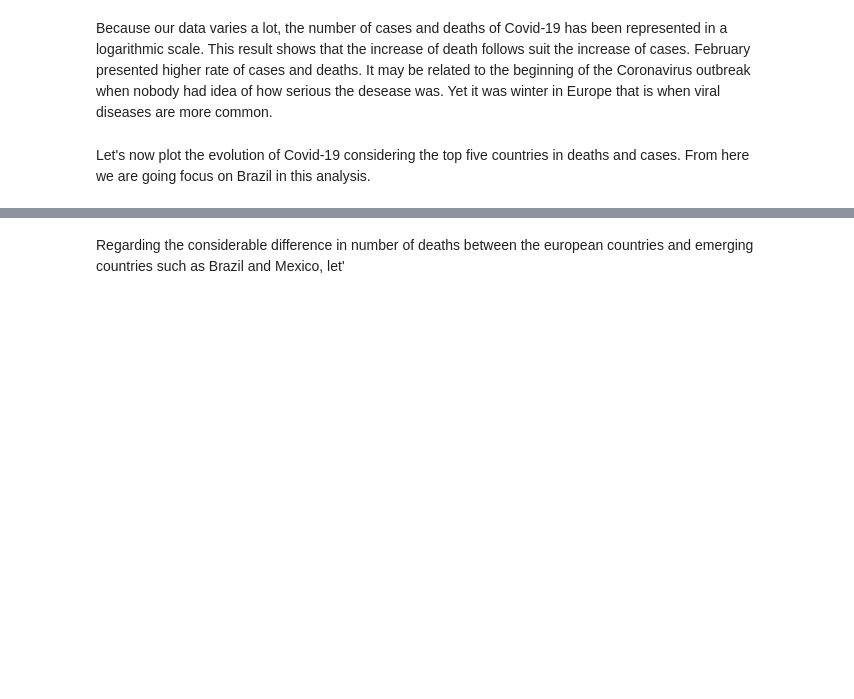
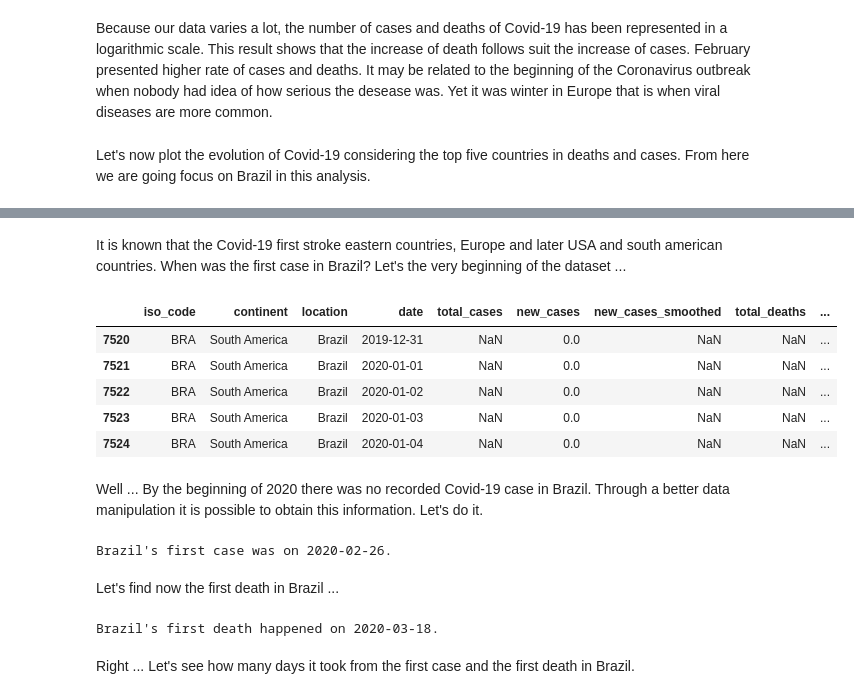
Before and after one commit to JoaoSiqueiraDS/DS_Days, a Jupyter notebook: COVID.ipynb, the cells around one changed output, grey strips where cells are left out. Saved outputs shown, nothing was run; the diff lists cells and outputs as text; code cells hidden in the pictures; blank space fills up the shorter version.

```diff
--- a/COVID.ipynb
+++ b/COVID.ipynb
@@ -294,2 +308,35 @@ plt.tight_layout()
-# %% [markdown]
-Regarding the considerable difference in number of deaths between the european countries and emerging countries such as Brazil and Mexico, let'
+# %% [markdown]
+It is known that the Covid-19 first stroke eastern countries, Europe and later USA and south american countries. When was the first case in Brazil? Let's the very beginning of the dataset ...
+# %%
+df[df.location=="Brazil"].head()
+# %% [output]
+|  | iso_code | continent | location | date | total_cases | new_cases | new_cases_smoothed | total_deaths | ... |
+| 7520 | BRA | South America | Brazil | 2019-12-31 | NaN | 0.0 | NaN | NaN | ... |
+| 7521 | BRA | South America | Brazil | 2020-01-01 | NaN | 0.0 | NaN | NaN | ... |
+| 7522 | BRA | South America | Brazil | 2020-01-02 | NaN | 0.0 | NaN | NaN | ... |
+| 7523 | BRA | South America | Brazil | 2020-01-03 | NaN | 0.0 | NaN | NaN | ... |
+| 7524 | BRA | South America | Brazil | 2020-01-04 | NaN | 0.0 | NaN | NaN | ... |
+# %% [markdown]
+Well ... By the beginning of 2020 there was no recorded Covid-19 case in Brazil. Through a better data manipulation it is possible to obtain this information. Let's do it.
+# %%
+# Finding the first Covid-19 case in Brazil
+
+Brazil = df[df.location=="Brazil"]
+
+first_case_brazil = Brazil[Brazil.total_cases==1].iloc[0,3]
+
+print("Brazil's first case was on {}.".format(first_case_brazil.date()))
+# %% [output]
+Brazil's first case was on 2020-02-26.
+# %% [markdown]
+Let's find now the first death in Brazil ...
+# %%
+# Finding the first Covid-19 death in Brazil
+
+first_death_brazil = Brazil[Brazil.total_deaths==1].iloc[0,3]
+
+print("Brazil's first death happened on {}.".format(first_death_brazil.date()))
+# %% [output]
+Brazil's first death happened on 2020-03-18.
+# %% [markdown]
+Right ... Let's see how many days it took from the first case and the first death in Brazil.
```
Also changed, not shown: parts of 7 cells of this notebook.
